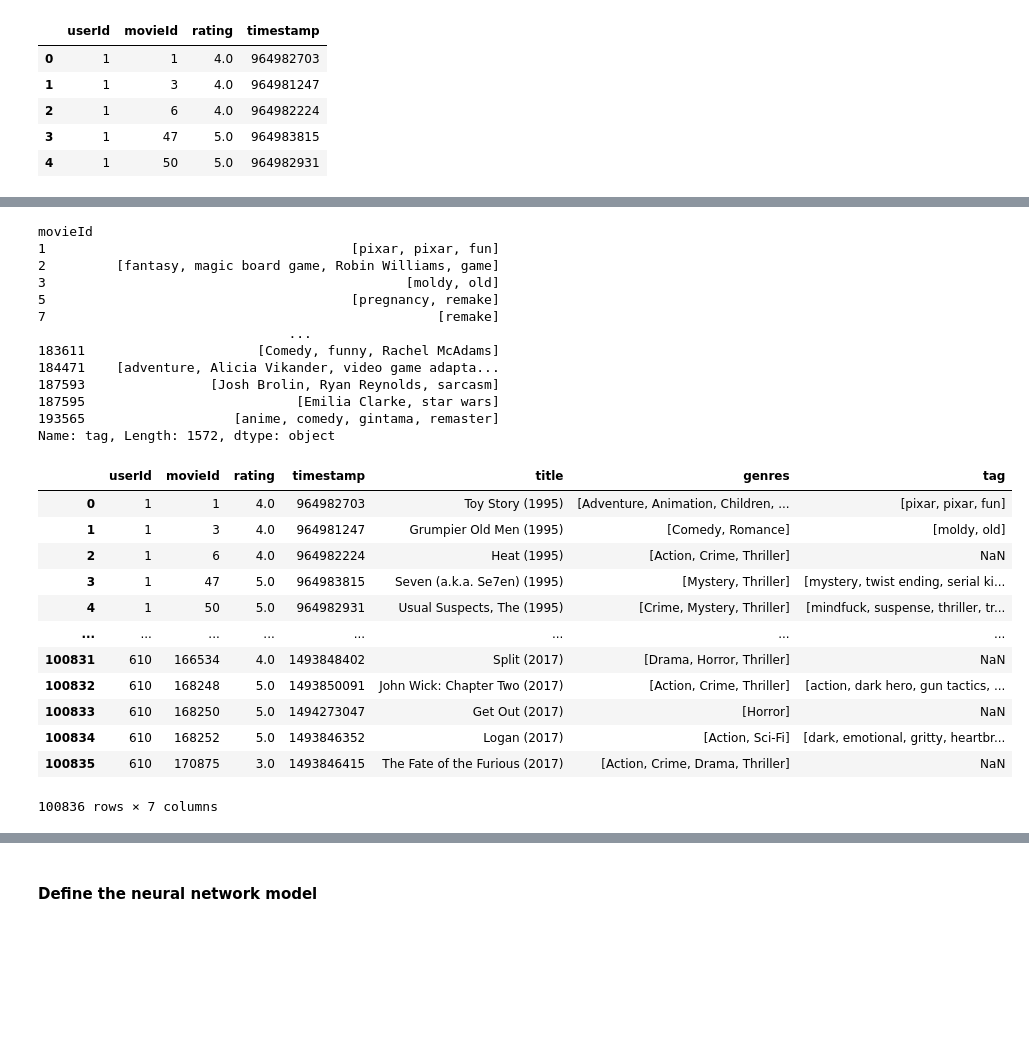
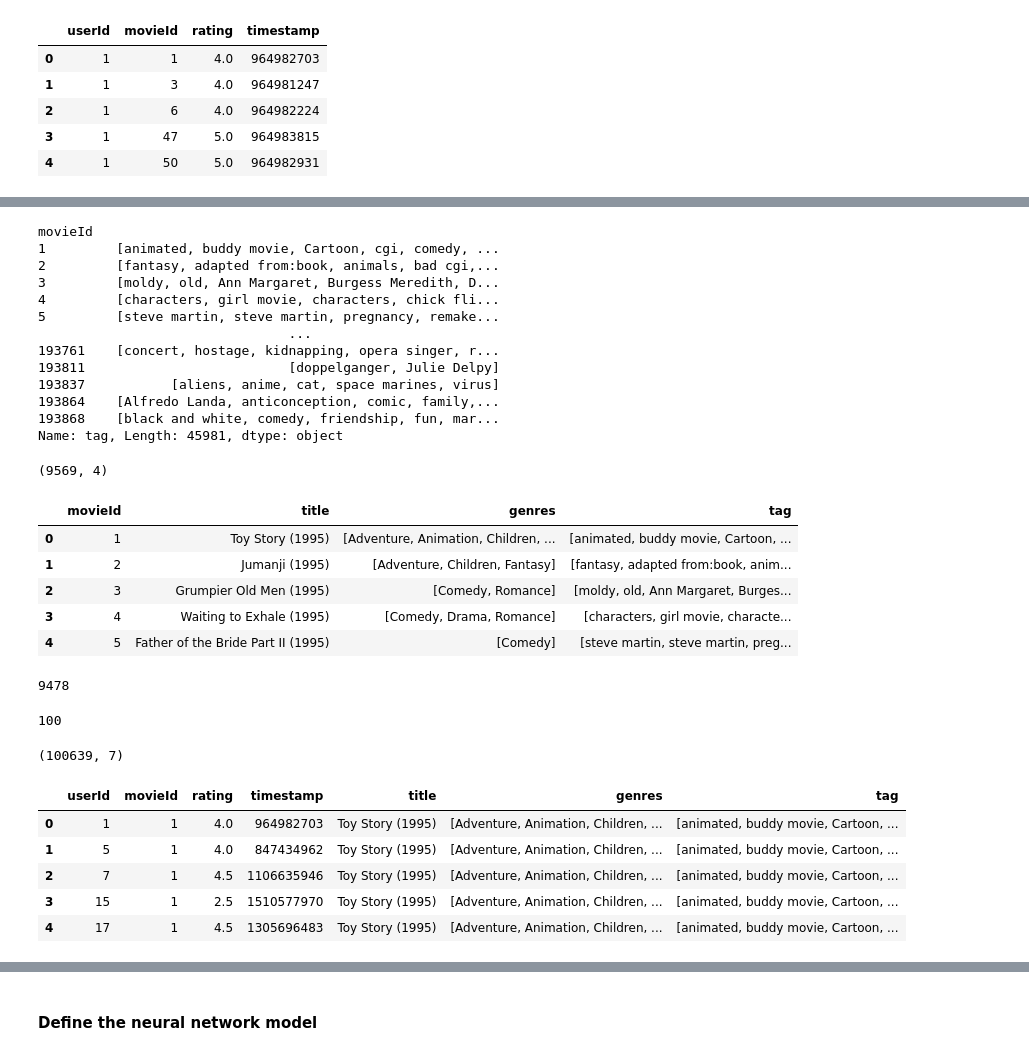
Before and after one commit to jgraham91/final-project, a Jupyter notebook: notebooks/FINAL-PROJECT.ipynb, the cells around one changed output, grey strips where cells are left out. Drawn from its saved outputs; the diff is of its cells as text; code cells hidden in the pictures; blank space fills up the shorter version.

```diff
--- a/notebooks/FINAL-PROJECT.ipynb
+++ b/notebooks/FINAL-PROJECT.ipynb
@@ -88,5 +645,7 @@ ratings.head()
 # %%
 # Load the tags dataset
-tags = pd.read_csv('../data/ml-latest-small/tags.csv')
+tags = pd.read_csv('../data/ml-latest/tags.csv')
+print(tags.shape)
+tags = tags.dropna()
 tags.head()
 # %% [output]
@@ -101,33 +669,52 @@ tags_agg = tags.groupby('movieId')['tag'].agg(list)
 tags_agg
 # %% [output]
 movieId
-1                                       [pixar, pixar, fun]
-2         [fantasy, magic board game, Robin Williams, game]
-3                                              [moldy, old]
-5                                       [pregnancy, remake]
-7                                                  [remake]
+1         [animated, buddy movie, Cartoon, cgi, comedy, ...
+2         [fantasy, adapted from:book, animals, bad cgi,...
+3         [moldy, old, Ann Margaret, Burgess Meredith, D...
+4         [characters, girl movie, characters, chick fli...
+5         [steve martin, steve martin, pregnancy, remake...
                                 ...
-183611                      [Comedy, funny, Rachel McAdams]
-184471    [adventure, Alicia Vikander, video game adapta...
-187593                [Josh Brolin, Ryan Reynolds, sarcasm]
-187595                           [Emilia Clarke, star wars]
-193565                   [anime, comedy, gintama, remaster]
-Name: tag, Length: 1572, dtype: object
+193761    [concert, hostage, kidnapping, opera singer, r...
+193811                          [doppelganger, Julie Delpy]
+193837           [aliens, anime, cat, space marines, virus]
+193864    [Alfredo Landa, anticonception, comic, family,...
+193868    [black and white, comedy, friendship, fun, mar...
+Name: tag, Length: 45981, dtype: object
+# %%
+movies_tag_df = pd.merge(movies, tags_agg, how='inner', on='movieId')
+print(movies_tag_df.shape)
+movies_tag_df.head()
+# %% [output]
+(9569, 4)
+|  | movieId | title | genres | tag |
+| 0 | 1 | Toy Story (1995) | [Adventure, Animation, Children, ... | [animated, buddy movie, Cartoon, ... |
+| 1 | 2 | Jumanji (1995) | [Adventure, Children, Fantasy] | [fantasy, adapted from:book, anim... |
+| 2 | 3 | Grumpier Old Men (1995) | [Comedy, Romance] | [moldy, old, Ann Margaret, Burges... |
+| 3 | 4 | Waiting to Exhale (1995) | [Comedy, Drama, Romance] | [characters, girl movie, characte... |
+| 4 | 5 | Father of the Bride Part II (1995) | [Comedy] | [steve martin, steve martin, preg... |
+# %%
+longest_tag = max(movies_tag_df['tag'], key=len)
+len(longest_tag)
+# %% [output]
+9478
+# %%
+#reduce number of tags to a reasonable number
+no_of_tags = 100
+movies_tag_df['tag'] = movies_tag_df['tag'].apply(lambda x: x[:no_of_tags] if len(x) > no_of_tags else x)
+longest_tag = max(movies_tag_df['tag'], key=len)
+len(longest_tag)
+# %% [output]
+100
 # %%
-movielens_df = pd.merge(ratings, movies, how='left', on='movieId')
-movielens_df = pd.merge(movielens_df, tags_agg, how='left', on='movieId')
-movielens_df
+movielens_df = pd.merge(ratings, movies_tag_df, how='inner', on='movieId')
+print(movielens_df.shape)
+movielens_df.head()
 # %% [output]
+(100639, 7)
 |  | userId | movieId | rating | timestamp | title | genres | tag |
-| 0 | 1 | 1 | 4.0 | 964982703 | Toy Story (1995) | [Adventure, Animation, Children, ... | [pixar, pixar, fun] |
-| 1 | 1 | 3 | 4.0 | 964981247 | Grumpier Old Men (1995) | [Comedy, Romance] | [moldy, old] |
-| 2 | 1 | 6 | 4.0 | 964982224 | Heat (1995) | [Action, Crime, Thriller] | NaN |
-| 3 | 1 | 47 | 5.0 | 964983815 | Seven (a.k.a. Se7en) (1995) | [Mystery, Thriller] | [mystery, twist ending, serial ki... |
-| 4 | 1 | 50 | 5.0 | 964982931 | Usual Suspects, The (1995) | [Crime, Mystery, Thriller] | [mindfuck, suspense, thriller, tr... |
-| ... | ... | ... | ... | ... | ... | ... | ... |
-| 100831 | 610 | 166534 | 4.0 | 1493848402 | Split (2017) | [Drama, Horror, Thriller] | NaN |
-| 100832 | 610 | 168248 | 5.0 | 1493850091 | John Wick: Chapter Two (2017) | [Action, Crime, Thriller] | [action, dark hero, gun tactics, ... |
-| 100833 | 610 | 168250 | 5.0 | 1494273047 | Get Out (2017) | [Horror] | NaN |
-| 100834 | 610 | 168252 | 5.0 | 1493846352 | Logan (2017) | [Action, Sci-Fi] | [dark, emotional, gritty, heartbr... |
-| 100835 | 610 | 170875 | 3.0 | 1493846415 | The Fate of the Furious (2017) | [Action, Crime, Drama, Thriller] | NaN |
+| 0 | 1 | 1 | 4.0 | 964982703 | Toy Story (1995) | [Adventure, Animation, Children, ... | [animated, buddy movie, Cartoon, ... |
+| 1 | 5 | 1 | 4.0 | 847434962 | Toy Story (1995) | [Adventure, Animation, Children, ... | [animated, buddy movie, Cartoon, ... |
+| 2 | 7 | 1 | 4.5 | 1106635946 | Toy Story (1995) | [Adventure, Animation, Children, ... | [animated, buddy movie, Cartoon, ... |
+| 3 | 15 | 1 | 2.5 | 1510577970 | Toy Story (1995) | [Adventure, Animation, Children, ... | [animated, buddy movie, Cartoon, ... |
+| 4 | 17 | 1 | 4.5 | 1305696483 | Toy Story (1995) | [Adventure, Animation, Children, ... | [animated, buddy movie, Cartoon, ... |
-100836 rows × 7 columns
```
Also changed, not shown: parts of 92 cells of this notebook.
